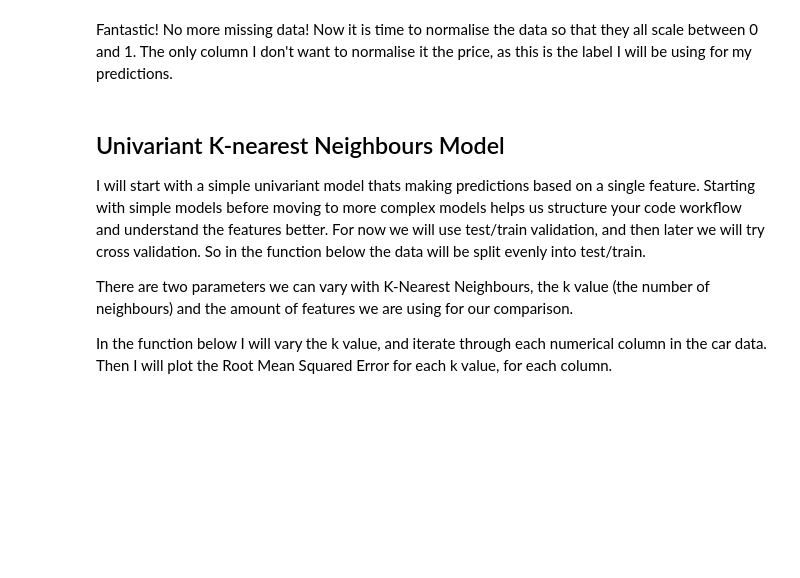
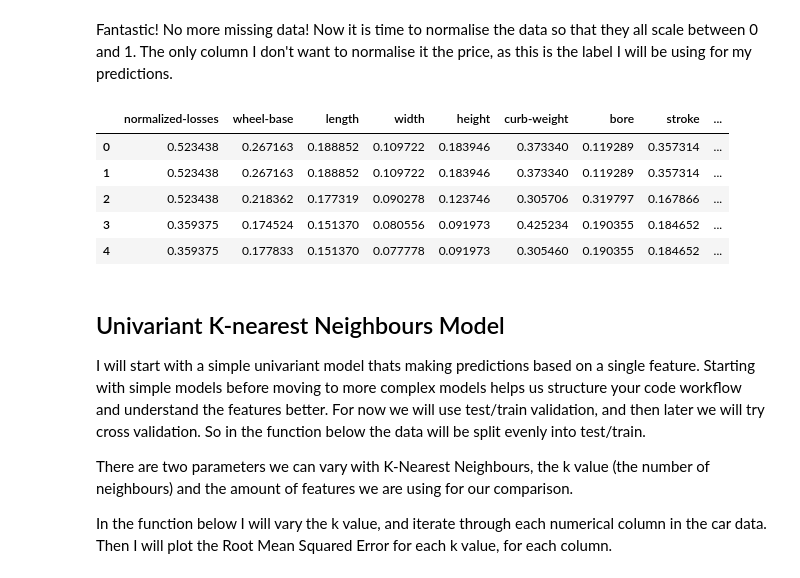
Before and after one commit to burtonbiomedical/DataQuest_Projects, a Jupyter notebook: Machine Learning/Predicting Car Prices with K-Nearest Neighbours/Predicting Car Prices with K-Nearest Neighbours.ipynb, the cells around one changed output. Cells and saved outputs as stored; diff of their text form; code cells hidden in the pictures; blank space fills up the shorter version.

```diff
--- a/Machine Learning/Predicting Car Prices with K-Nearest Neighbours/Predicting Car Prices with K-Nearest Neighbours.ipynb
+++ b/Machine Learning/Predicting Car Prices with K-Nearest Neighbours/Predicting Car Prices with K-Nearest Neighbours.ipynb
@@ -63,5 +140,12 @@ normalised_data['price'] = car_price
 # %%
-normalised_data.head(5)
+features_labels.head(5)
+# %% [output]
+|  | normalized-losses | wheel-base | length | width | height | curb-weight | bore | stroke | ... |
+| 0 | 0.523438 | 0.267163 | 0.188852 | 0.109722 | 0.183946 | 0.373340 | 0.119289 | 0.357314 | ... |
+| 1 | 0.523438 | 0.267163 | 0.188852 | 0.109722 | 0.183946 | 0.373340 | 0.119289 | 0.357314 | ... |
+| 2 | 0.523438 | 0.218362 | 0.177319 | 0.090278 | 0.123746 | 0.305706 | 0.319797 | 0.167866 | ... |
+| 3 | 0.359375 | 0.174524 | 0.151370 | 0.080556 | 0.091973 | 0.425234 | 0.190355 | 0.184652 | ... |
+| 4 | 0.359375 | 0.177833 | 0.151370 | 0.077778 | 0.091973 | 0.305460 | 0.190355 | 0.184652 | ... |
 # %% [markdown]
 <h2>Univariant K-nearest Neighbours Model</h2>
 
```
Also changed, not shown: parts of 26 cells of this notebook.
